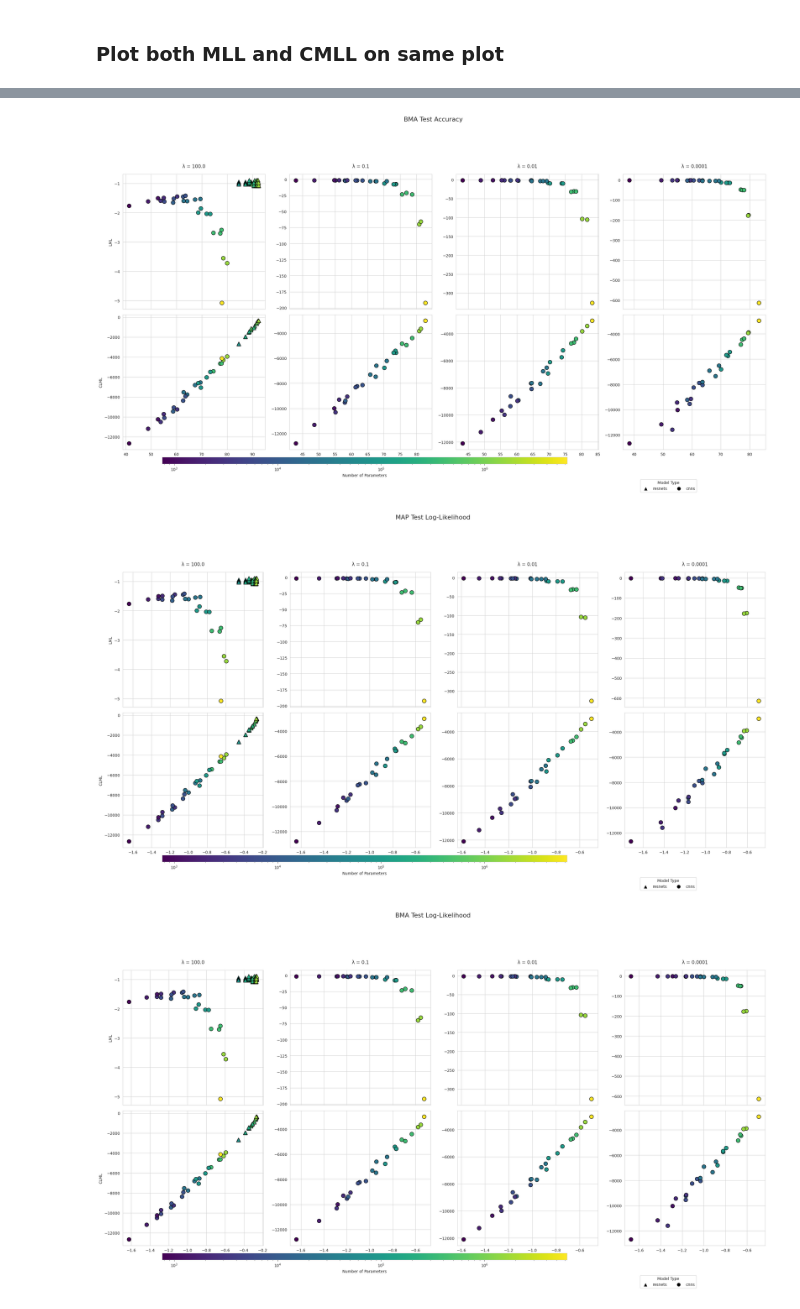
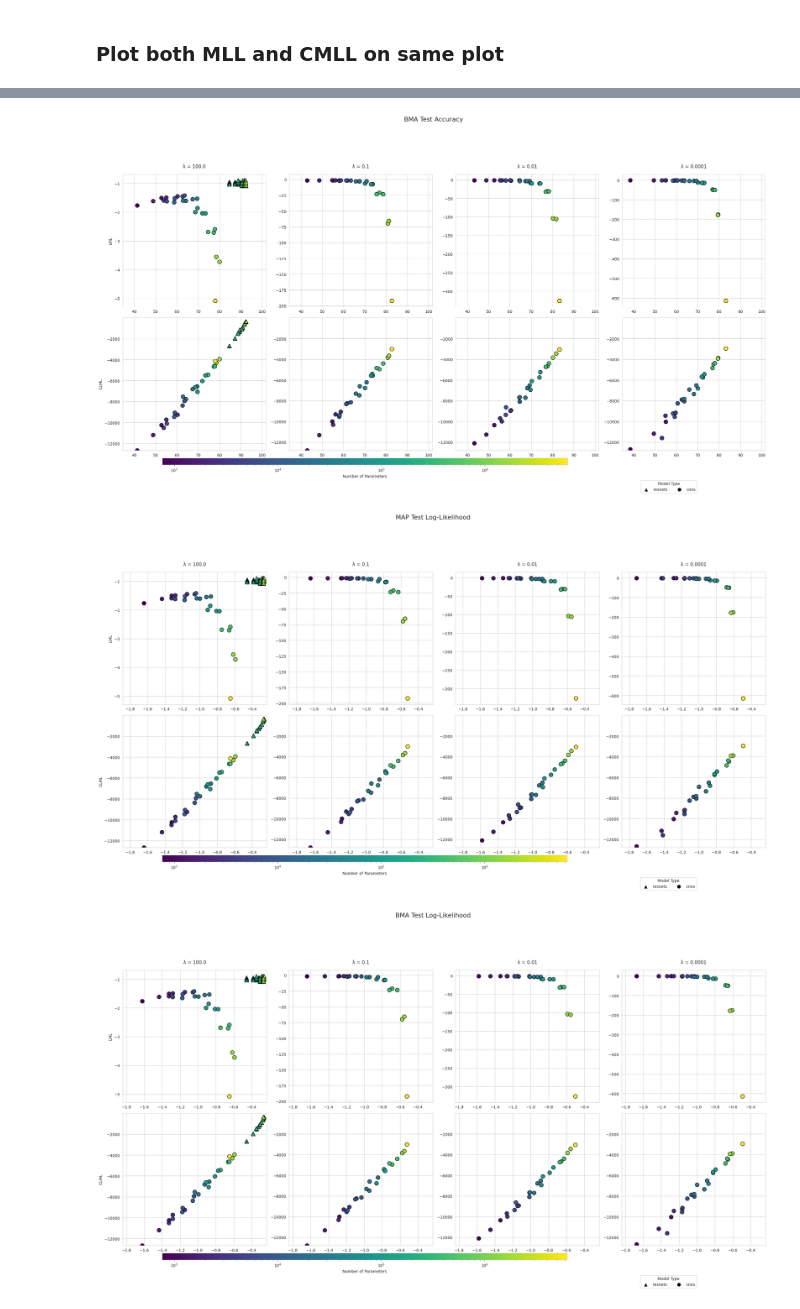
Before and after one commit to Basile-Terv/Bayesian_model_comparison, a Jupyter notebook: Laplace_experiments/plot_neural_arch_search.ipynb, the cells around one changed output, grey strips where cells are left out. Saved outputs shown, nothing was run; the diff lists cells and outputs as text; code cells hidden in the pictures.

Commit message:
Upgraded plots

```diff
--- a/Laplace_experiments/plot_neural_arch_search.ipynb
+++ b/Laplace_experiments/plot_neural_arch_search.ipynb
@@ -202,10 +202,12 @@ def plot_both_cmll_mll_by_lambda_with_markers(data, x_vars, y_vars, lambda_value
     data['decay'] = data['decay'].astype(float)
 
     for x_var in x_vars:
-        fig, axes = plt.subplots(n_rows, n_cols, figsize=(n_cols*6, n_rows*6), sharex='col')
+        fig, axes = plt.subplots(n_rows, n_cols, figsize=(n_cols*6, n_rows*6))
         fig.suptitle(f' {variable_aliases.get(x_var, x_var)}', fontsize=16, y=1.05)
 
         scatters = []
+        x_min, x_max = float('inf'), float('-inf')
+        y_min, y_max = float('inf'), float('-inf')
         for j, y_var in enumerate(y_vars):
             sharey = 'row' if y_var == 'cmll' else None
             for i, lambd in enumerate(lambda_values):
@@ -213,8 +215,19 @@ def plot_both_cmll_mll_by_lambda_with_markers(data, x_vars, y_vars, lambda_value
                 subset = data[data['decay'] == lambd]
                 for model_type in marker_dict.keys():
                     model_subset = subset[subset['model_type'] == model_type]
-                    scatter = ax.scatter(model_subset[x_var], model_subset[y_var], c=model_subset['num_params'], cmap='viridis', s=100, edgecolor='k', norm=colors.LogNorm(data['num_params'].min(), data['num_params'].max()), marker=marker_dict[model_type])
+                    scatter = ax.scatter(model_subset[x_var], model_subset[y_var], c=model_subset['num_params'],cmap='viridis',
+                        s=100, edgecolor='k', norm=colors.LogNorm(data['num_params'].min(), data['num_params'].max()), marker=marker_dict[model_type])
                     scatters.append(scatter)
+
+                    x_min_subset = model_subset[x_var].min()
+                    x_max_subset = model_subset[x_var].max()
+                    x_min = min(x_min, x_min_subset)
+                    x_max = max(x_max, x_max_subset)
+
+                    y_min_subset = model_subset[y_var].min()
+                    y_max_subset = model_subset[y_var].max()
+                    y_min = min(y_min, y_min_subset)
+                    y_max = max(y_max, y_max_subset)
 
                 if i == 0:
                     ax.set_ylabel(variable_aliases.get(y_var, y_var))
@@ -222,6 +235,14 @@ def plot_both_cmll_mll_by_lambda_with_markers(data, x_vars, y_vars, lambda_value
                     ax.set_title(f'λ = {lambd}', y=1.03)
                 ax.set_xlabel('')
                 ax.grid(True)
+
+                if sharey:
+                    ax.set_ylim(y_min, y_max)
+
+        # Set the same x-axis limits for each subplot
+        for j in range(n_rows):
+            for i in range(n_cols):
+                axes[j, i].set_xlim(x_min-0.1*abs(x_min), x_max+0.1*abs(x_max))
 
         # Add a single horizontal colorbar below the plot
         cbar_ax = fig.add_axes([0.1, 0.02, 0.6, 0.02]) # Adjust these values as needed
@@ -240,3 +261,3 @@ plot_both_cmll_mll_by_lambda_with_markers(data_full_combined, ['test acc', 'bma
-[figure, old version]
+[figure, new version]
-[figure, old version]
+[figure, new version]
-[figure, old version]
+[figure, new version]
```
Also changed, not shown: parts of 1 cell of this notebook.
